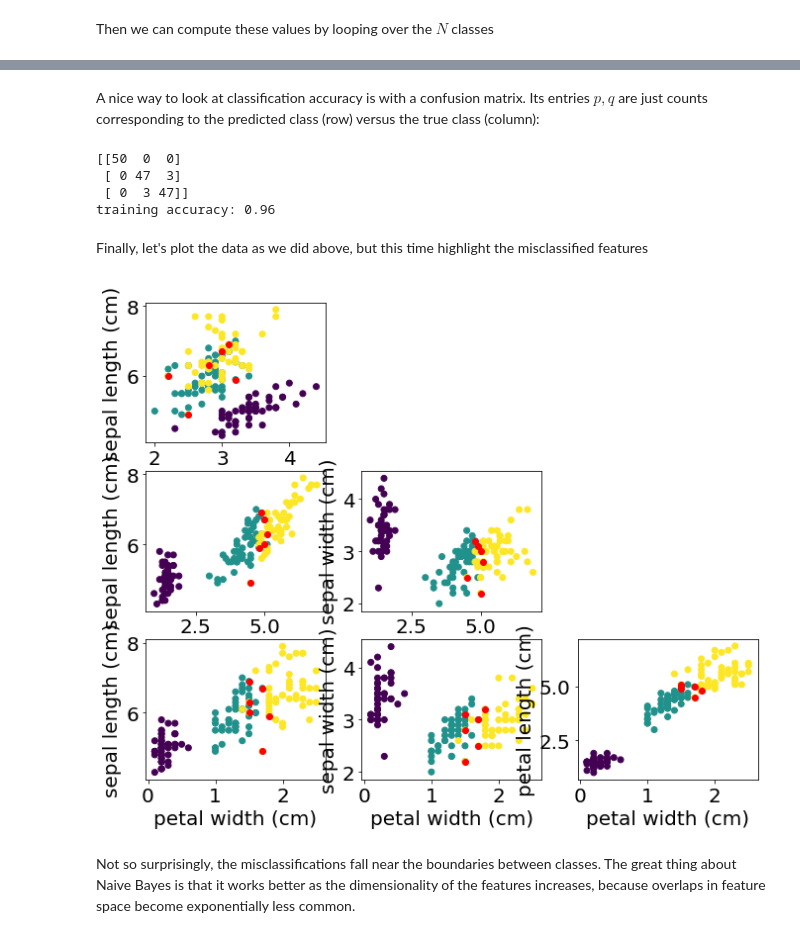
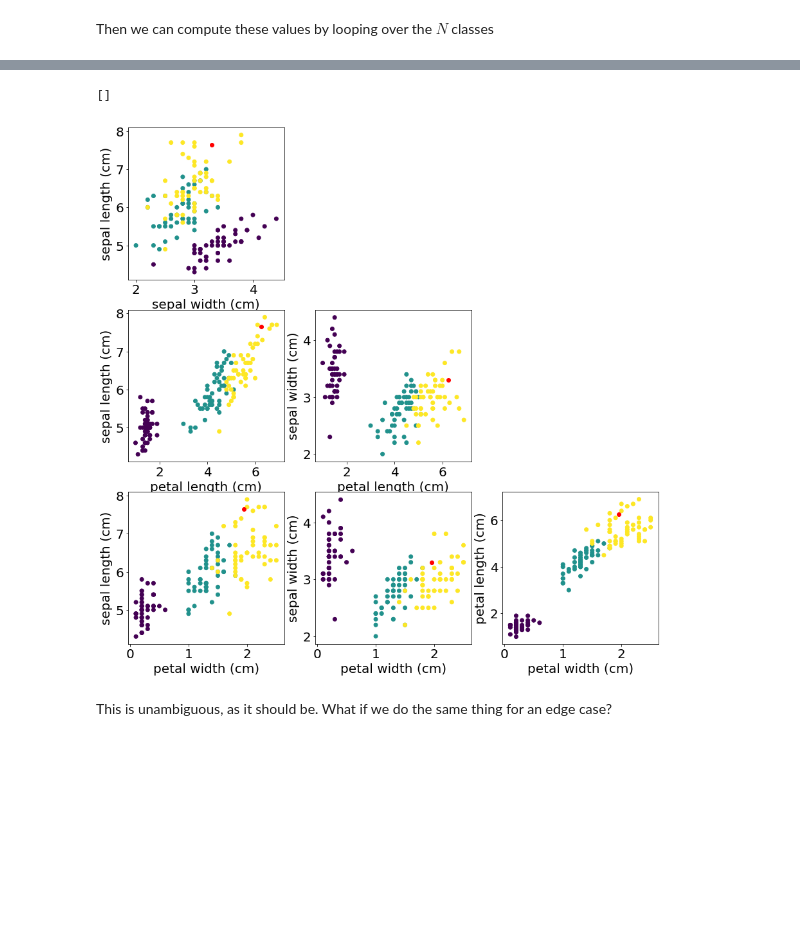
Before and after one commit to UMT-CS447-547-Fall-2018/Lecture_Notes, a Jupyter notebook: 03_naive_bayes.ipynb, the cells around one changed output, grey strips where cells are left out. Saved outputs shown, nothing was run; the diff lists cells and outputs as text; code cells hidden in the pictures; blank space fills up the shorter version.

```diff
--- a/03_naive_bayes.ipynb
+++ b/03_naive_bayes.ipynb
@@ -182,12 +194,10 @@ Then we can compute these values by looping over the $N$ classes
 #Learning phase
 for k in range(N):    #Loop over each class label
     C_k = classes[k]
-    prior = sum(y==C_k)/float(y.shape[0])                           # Count the number of data where the label is C_k
-    mu = np.sum(X[y==C_k],axis=0)/len(X[y==C_k])                    # Take the mean of those features where the corresponding label is C_k
-    sigma2 = np.sum((X[y==C_k] - mu)**2,axis=0)/(len(X[y==C_k])-1)  # Take the variance of those features where the corresponding label is C_k
-    mu_array[:,k] = mu                                              # Store in the arrays we created above
-    sigma2_array[:,k] = sigma2
-    prior_array[k] = prior
+    for j in range(n):   #Loop over the features
+        mu[j,k] = np.mean(X[Y==C_k,j])          # Take the mean of those features where the corresponding label is C_k
+        sigma2[j,k] = np.std(X[Y==C_k,j])**2  # Take the variance of those features where the corresponding label is C_k
 
-mu_array
+print(mu)
+print(sigma2)
 # %% [output]
@@ -215,16 +232,16 @@ plt.plot(x,1./np.sqrt(2*np.pi*sigma2_array[3,2])*np.exp(-(x-mu_array[3,2])**2/si
 # %%
-# Training set predictions
-class_probabilities = np.zeros((m,N))  # The probabilities for
+# Prediction:
+X_example = np.array([7.65, 3.3 , 6.25, 1.95])
+#X_example= np.array([6.2 , 2.85, 4.75, 1.65])
+class_probabilities = np.zeros((N))  # The probability of membership for each class
 
-for i,x in enumerate(X):  # Loop over the training data instances
-    for k in range(N):    # Loop over the classes
-        prior = prior_array[k]
-        mu = mu_array[:,k]
-        sigma2 = sigma2_array[:,k]
-        likelihood = np.prod(1./np.sqrt(2*np.pi*sigma2)*np.exp(-(x-mu)**2/(2*sigma2)))
-        posterior_k = prior*likelihood
-        class_probabilities[i,k] = posterior_k
+for k in range(N):    # Loop over the classes
+    class_probabilities[k] = theta_prior[k]
+    for j in range(n):
+        feature_likelihood = 1./np.sqrt(2*np.pi*sigma2[j,k])*np.exp(-(X_example[j]-mu[j,k])**2/(2*sigma2[j,k]))
+        class_probabilities[k]*=feature_likelihood
 
-class_probabilities /= np.sum(class_probabilities,axis=1,keepdims=True)
-print (class_probabilities[:,:])
+
+class_probabilities /= np.sum(class_probabilities)
+print (class_probabilities)
 # %% [output]
@@ -271,30 +249,20 @@ array([0, 0, 0, 0, 0, 0, 0, 0, 0, 0, 0, 0, 0, 0, 0, 0, 0, 0, 0, 0, 0, 0,
-# %% [markdown]
-A nice way to look at classification accuracy is with a confusion matrix.  Its entries $p,q$ are just counts corresponding to the predicted class (row) versus the true class (column):
-# %%
-cm_train = confusion_matrix(y,y_pred_train)
-print (cm_train)
-print ("training accuracy:", 1 - sum(abs(y-y_pred_train))/float(m))
-# %% [output]
-[[50  0  0]
- [ 0 47  3]
- [ 0  3 47]]
-training accuracy: 0.96
-# %% [markdown]
-Finally, let's plot the data as we did above, but this time highlight the misclassified features
 # %%
+mpl.rcParams['figure.figsize'] = [20,20]
+
 # 2D plots of all possible permutations of 2 features out of 4 produces 4 choose 2 plots
 fig,axs = plt.subplots(nrows=4,ncols=4)
 for i in range(4):
     for j in range(4):
         if i>j:
-            axs[i,j].scatter(X[:,i],X[:,j],c=y)
-            axs[i,j].plot(X[y!=y_pred_train,i],X[y!=y_pred_train,j],'ro')
+            axs[i,j].scatter(X[:,i],X[:,j],c=Y)
             axs[i,j].set_xlabel(iris['feature_names'][i])
             axs[i,j].set_ylabel(iris['feature_names'][j])
+            axs[i,j].scatter(X_example[i],X_example[j],c='red')
         else: # delete redundant plots
             fig.delaxes(axs[i,j])
-plt.show()
+plt.plot()
 # %% [output]
+[]
-[figure, old version]
+[figure, new version]
-# %% [markdown]
-Not so surprisingly, the misclassifications fall near the boundaries between classes.  The great thing about Naive Bayes is that it works better as the dimensionality of the features increases, because overlaps in feature space become exponentially less common.
+# %% [markdown]
+This is unambiguous, as it should be.  What if we do the same thing for an edge case?
```
Also changed, not shown: parts of 27 cells of this notebook, 1 other file.
